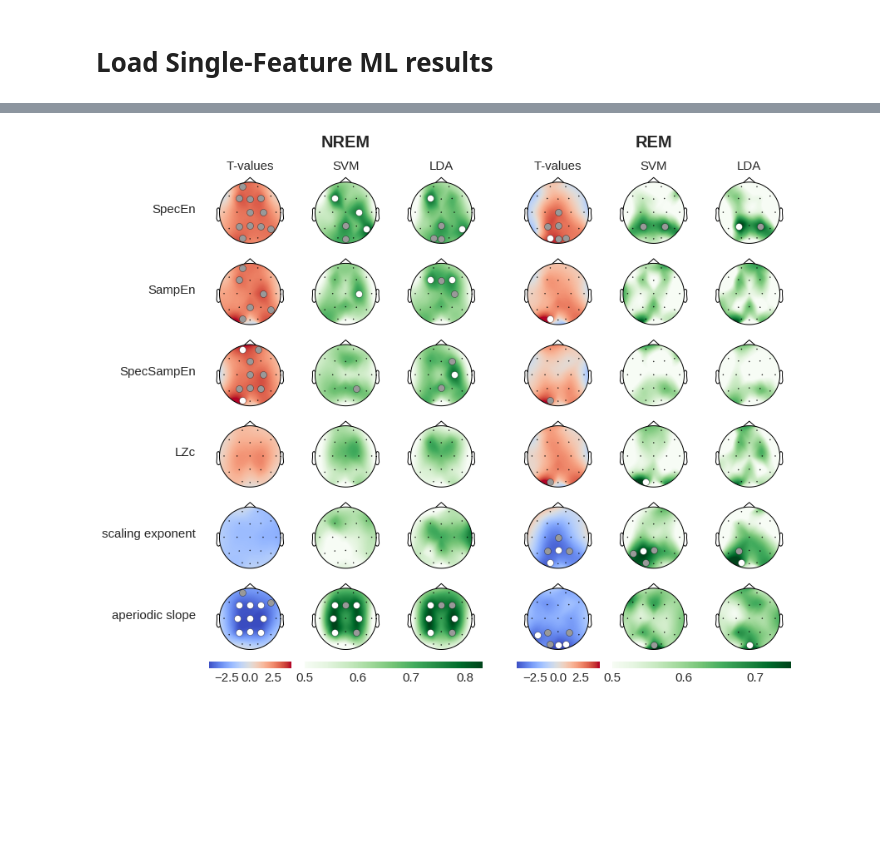
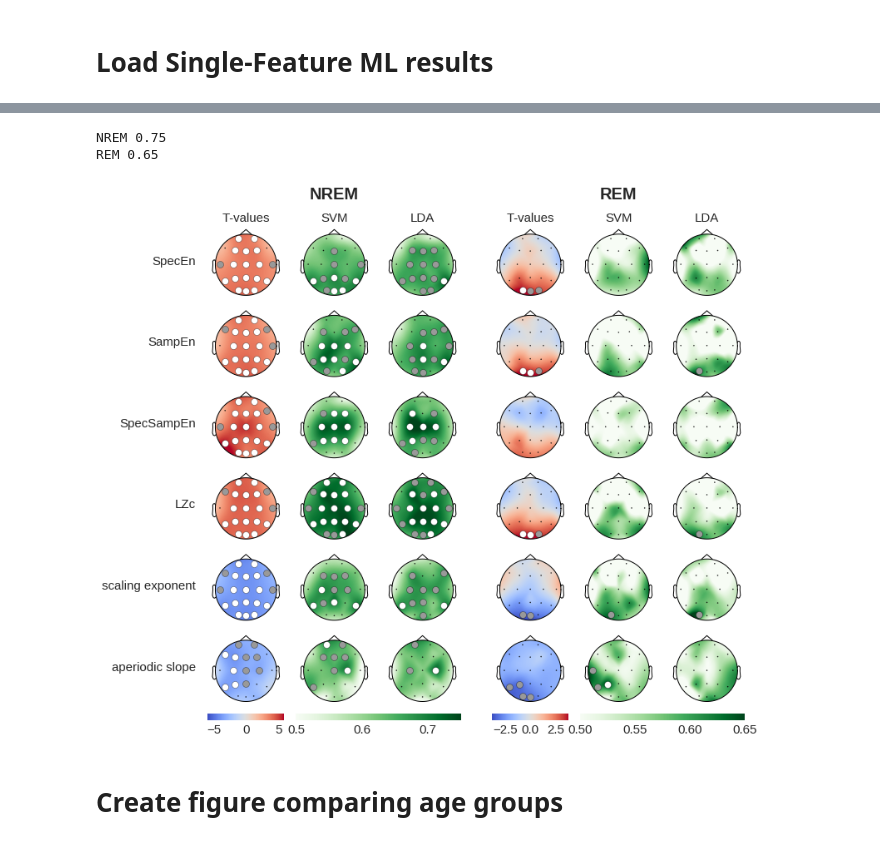
Before and after one commit to PhilippThoelke/caffeine-sleep, a Jupyter notebook: figureNotebooks/Stats-SingleML-Figures.ipynb, the cells around one changed output, grey strips where cells are left out. Cells and saved outputs as stored; diff of their text form; code cells hidden in the pictures; blank space fills up the shorter version.

```diff
--- a/figureNotebooks/Stats-SingleML-Figures.ipynb
+++ b/figureNotebooks/Stats-SingleML-Figures.ipynb
@@ -14,14 +14,14 @@ plt.rcParams.update({"xtick.labelsize": 15, "ytick.labelsize": 15})
 warnings.filterwarnings("ignore", category=np.VisibleDeprecationWarning)
 # %%
 CAF_DOSE = 200 # the caffeine dose in mg (200 or 400)
-AGE_GROUP = 0 # -1: all, 0: up to age 30, 1: from age 30
+AGE_GROUP = -1 # -1: all, 0: up to age 30, 1: from age 30
 
 SIGNIFICANT_P = 0.05 # weak significance threshold (grey dots)
 SIGNIFICANT_P_STRONG = 0.01 # strong significance threshold (white dots)
 
 PROJECT_PATH = "../data" # path to where the EEG sensor position file is stored
 STATS_RESULTS_PATH = "../results/final/statistics200" # directory where statistics results are stored
-SINGLE_ML_RESULTS_PATH = "../results/final/singleML200_old" # directory where single feature ML results are stored
+SINGLE_ML_RESULTS_PATH = "../results/final/singleML200" # directory where single feature ML results are stored
 FIGURE_PATH = "../figures" # directory where the figures are saved
 
 STAGES = ["NREM", "REM"] # sleep stages to include in the figure
@@ -89,7 +89,7 @@ def create_figure(data_stats, data_ml, features, classifiers,
     num_stages, num_clf, num_features = len(STAGES), len(data_ml) + 1, len(features)
 
     fig, axes = plt.subplots(num_features + 1, num_stages * num_clf + 1 + (num_stages - 1),
-                             figsize=(13, 10),
+                             figsize=(12, num_features * 1.5 + 1),
                              gridspec_kw=dict(width_ratios=sum([[0.1] + [1] * num_clf] * num_stages, []),
                                               height_ratios=[1] * num_features + [0.1],))
 
@@ -132,6 +132,7 @@ def create_figure(data_stats, data_ml, features, classifiers,
         # compute ML value range
         vmin_ml = 0.5
         vmax_ml = max([max([max([data_ml[clf][stage][feat][ch][0] for ch in range(len(data_ml[clf][stage][feat]))]) for feat in features]) for clf in classifiers])
+        print(stage, vmax_ml)
         for j_feat, feat in enumerate(features):
             # ============ statistics results ============
             # get significance marker params
@@ -206,12 +209,16 @@ plt.show()
 # %%
 create_figure(diff,
               scores,
               features=["SpecShanEn", "SampEn", "SpecSampEn", "LZiv", "DFA", "OneOverF"],
               classifiers=["SVM", "LDA"],
               show=False,)
-fname = "Figure2.pdf" if AGE_GROUP == 0 else "SupFigure3.pdf"
+fname = "Figure3.pdf"
 plt.savefig(os.path.join(FIGURE_PATH, fname), bbox_inches="tight",
             transparent=True)
 plt.show()
 # %% [output]
+NREM 0.75
+REM 0.65
-[figure, old version]
+[figure, new version]
+# %% [markdown]
+# Create figure comparing age groups
```
Also changed, not shown: parts of 5 cells of this notebook, 5 other files.
